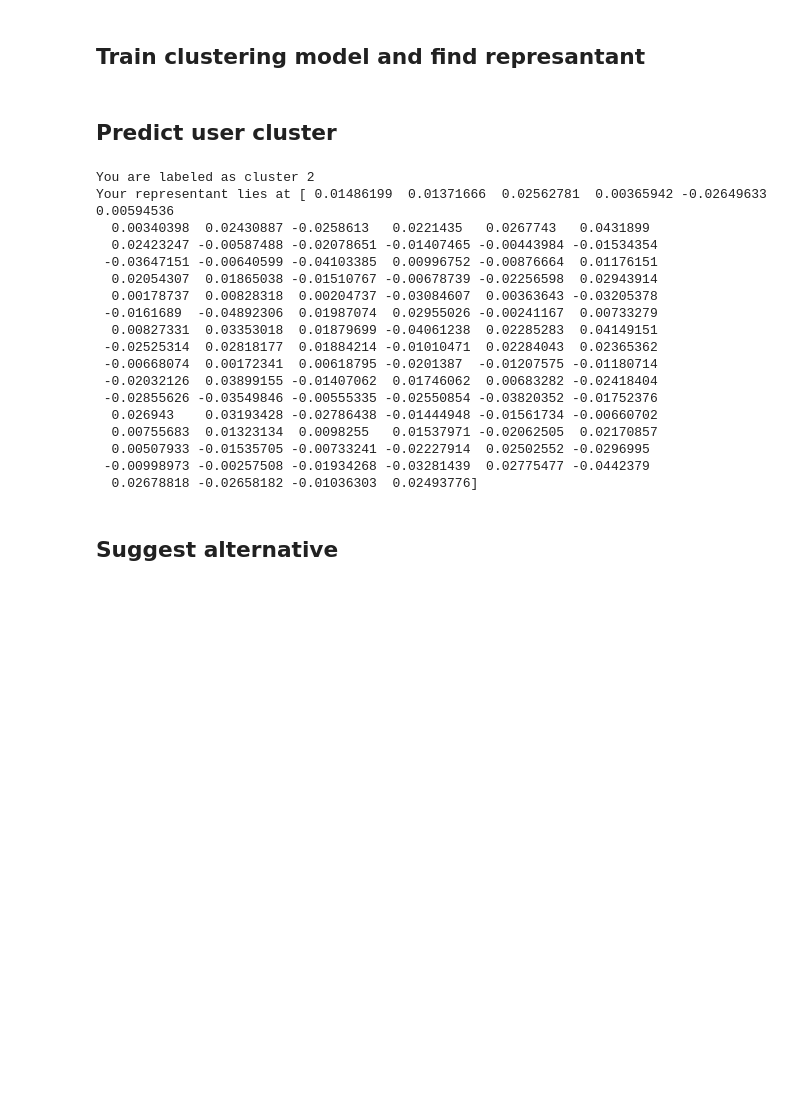
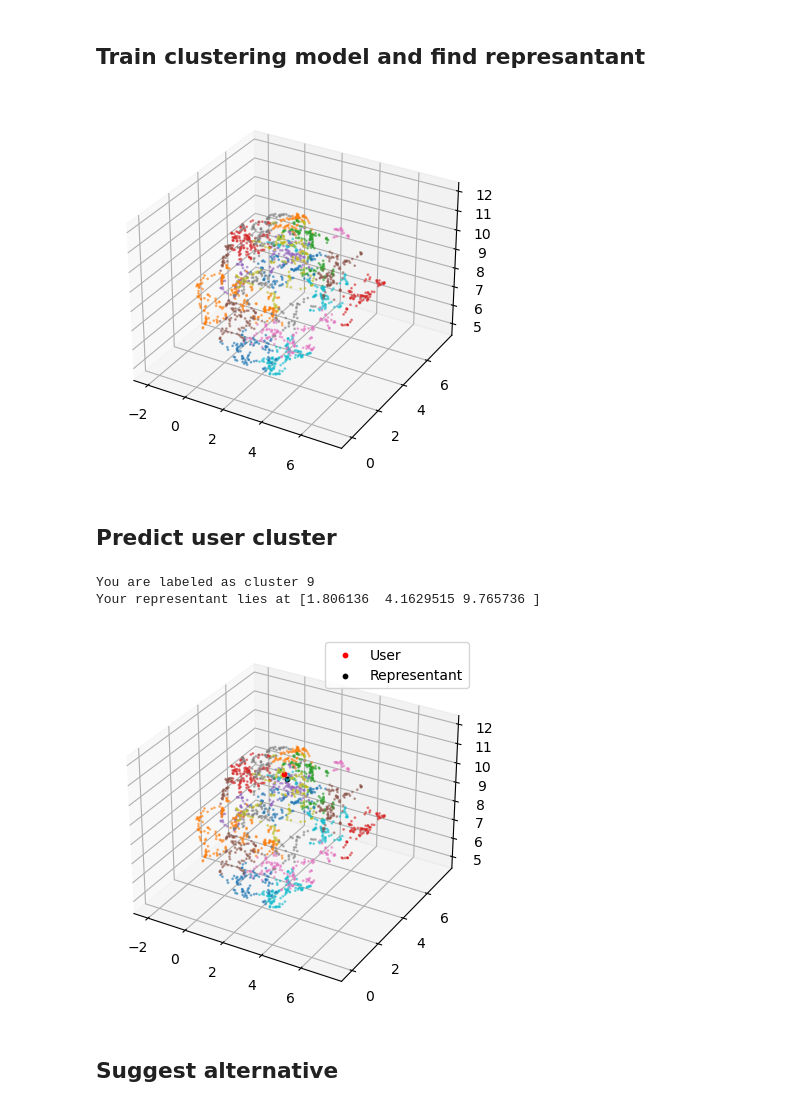
Before and after one commit to josh-oo/adapter-based-news-recommender, a Jupyter notebook: src/clustering/demo.ipynb, the cells around one changed output. Saved outputs shown, nothing was run; the diff lists cells and outputs as text; code cells hidden in the pictures; blank space fills up the shorter version.

```diff
--- a/src/clustering/demo.ipynb
+++ b/src/clustering/demo.ipynb
@@ -35,7 +54,10 @@ array([[-0.063388, -0.181451,  0.057501, ..., -0.101157, -0.091567,
 ## Train clustering model and find represantant
 # %%
 kmeans_model = KMeansWrapper()
-kmeans_model.train(vectors)
+kmeans_model.train(user_reduced)
 kmeans_model.extract_representations() # return tuple (clusterid, location)
+kmeans_model.visualize(user_reduced)
+# %% [output]
+[figure, added]
 # %% [markdown]
 ## Predict user cluster
@@ -46,28 +64,14 @@ test_vectors = test_embedding.iloc[:, 1:101].values
 # %%
-prediction = kmeans_model.predict(test_vectors[0])
+prediction = kmeans_model.predict(test_reduced[0])
 print(f"You are labeled as cluster {prediction[0]}")
 
 cluster_representant = kmeans_model.interpret(prediction)
 print(f"Your representant lies at {cluster_representant}")
+kmeans_model.visualize(user_reduced, test_reduced[0], cluster_representant)
 # %% [output]
-You are labeled as cluster 2
-Your representant lies at [ 0.01486199  0.01371666  0.02562781  0.00365942 -0.02649633  0.00594536
-  0.00340398  0.02430887 -0.0258613   0.0221435   0.0267743   0.0431899
-  0.02423247 -0.00587488 -0.02078651 -0.01407465 -0.00443984 -0.01534354
- -0.03647151 -0.00640599 -0.04103385  0.00996752 -0.00876664  0.01176151
-  0.02054307  0.01865038 -0.01510767 -0.00678739 -0.02256598  0.02943914
-  0.00178737  0.00828318  0.00204737 -0.03084607  0.00363643 -0.03205378
- -0.0161689  -0.04892306  0.01987074  0.02955026 -0.00241167  0.00733279
-  0.00827331  0.03353018  0.01879699 -0.04061238  0.02285283  0.04149151
- -0.02525314  0.02818177  0.01884214 -0.01010471  0.02284043  0.02365362
- -0.00668074  0.00172341  0.00618795 -0.0201387  -0.01207575 -0.01180714
- -0.02032126  0.03899155 -0.01407062  0.01746062  0.00683282 -0.02418404
- -0.02855626 -0.03549846 -0.00555335 -0.02550854 -0.03820352 -0.01752376
-  0.026943    0.03193428 -0.02786438 -0.01444948 -0.01561734 -0.00660702
-  0.00755683  0.01323134  0.0098255   0.01537971 -0.02062505  0.02170857
-  0.00507933 -0.01535705 -0.00733241 -0.02227914  0.02502552 -0.0296995
- -0.00998973 -0.00257508 -0.01934268 -0.03281439  0.02775477 -0.0442379
-  0.02678818 -0.02658182 -0.01036303  0.02493776]
+You are labeled as cluster 9
+Your representant lies at [1.806136  4.1629515 9.765736 ]
+[figure, added]
 # %% [markdown]
 ## Suggest alternative
 # %%
```
Also changed, not shown: parts of 11 cells of this notebook, 4 other files.
